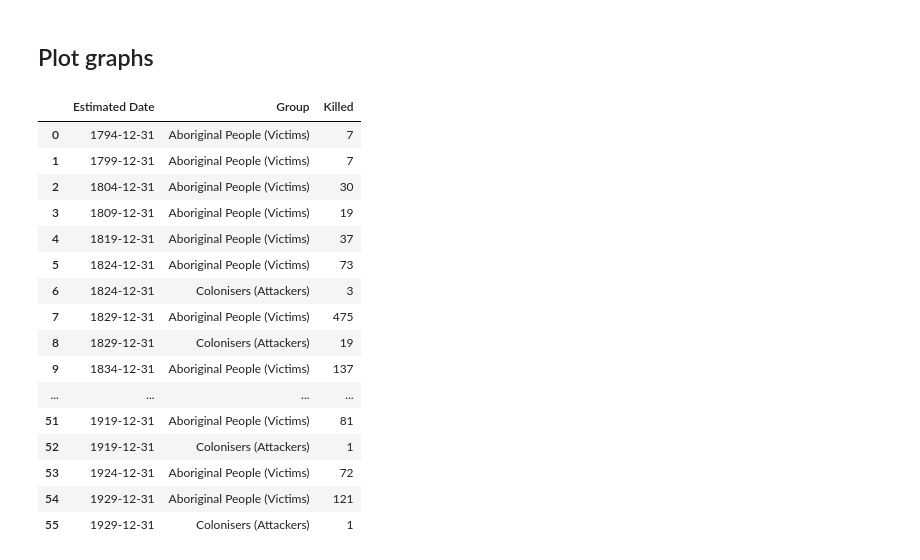
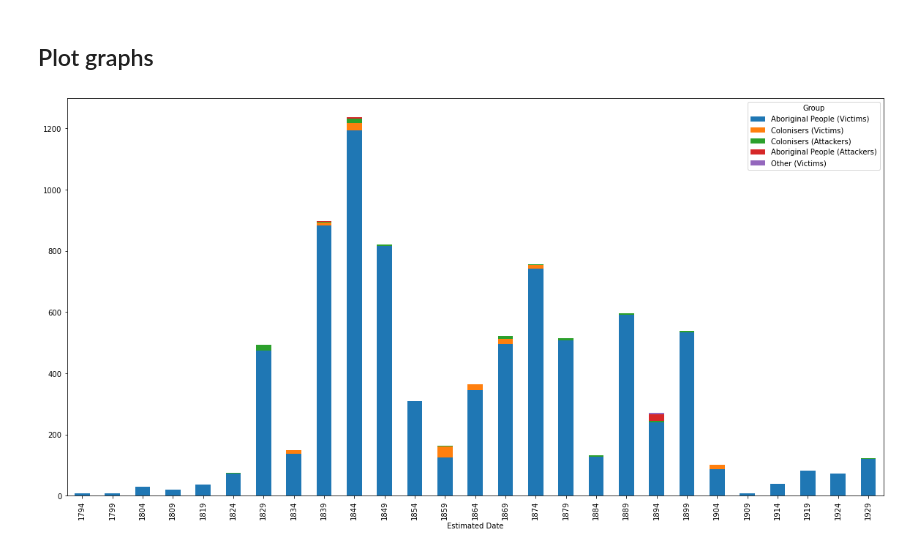
Before and after one commit to drewsonne/aus-colonial-massacres, a Jupyter notebook: analyses.ipynb, the cells around one changed output. Cells and saved outputs as stored; diff of their text form; code cells hidden in the pictures.

```diff
--- a/analyses.ipynb
+++ b/analyses.ipynb
@@ -188,38 +188,29 @@ ordered_group_idx = monthly_df.groupby(['Group']).sum().sort_values(by=['Killed'
 # %%
 monthly_df = (
     melted_df_nonnull.
     groupby(['Estimated Date', 'Group']).
     sum().
     reset_index().
     set_index('Estimated Date').
     groupby([pd.Grouper(freq='5Y'), 'Group']).
     sum().reset_index()
 )
 
 def sort_index(idx_entry: str):
     print(idx_entry)
     return idx_entry
 
 monthly_df['Group'] = monthly_df['Group'].astype("category")
 monthly_df['Group'].cat.as_ordered(inplace=True)
 monthly_df['Group'].cat.set_categories(ordered_group_idx, inplace=True)
 
-monthly_df
+monthly_df['Group'] = monthly_df['Group'].astype("category")
+monthly_df = monthly_df.set_index(['Estimated Date', 'Group']).sort_index()
+
+ax = monthly_df['Killed'].unstack().plot.bar(stacked=True,figsize=(20,10))
+xtl = [item.get_text()[:4] for item in ax.get_xticklabels()]
+_ = ax.set_xticklabels(xtl)
+
+plt.savefig('aus-colonial-massacres.png')
 # %% [output]
-|  | Estimated Date | Group | Killed |
-| 0 | 1794-12-31 | Aboriginal People (Victims) | 7 |
-| 1 | 1799-12-31 | Aboriginal People (Victims) | 7 |
-| 2 | 1804-12-31 | Aboriginal People (Victims) | 30 |
-| 3 | 1809-12-31 | Aboriginal People (Victims) | 19 |
-| 4 | 1819-12-31 | Aboriginal People (Victims) | 37 |
-| 5 | 1824-12-31 | Aboriginal People (Victims) | 73 |
-| 6 | 1824-12-31 | Colonisers (Attackers) | 3 |
-| 7 | 1829-12-31 | Aboriginal People (Victims) | 475 |
-| 8 | 1829-12-31 | Colonisers (Attackers) | 19 |
-| 9 | 1834-12-31 | Aboriginal People (Victims) | 137 |
-| ... | ... | ... | ... |
-| 51 | 1919-12-31 | Aboriginal People (Victims) | 81 |
-| 52 | 1919-12-31 | Colonisers (Attackers) | 1 |
-| 53 | 1924-12-31 | Aboriginal People (Victims) | 72 |
-| 54 | 1929-12-31 | Aboriginal People (Victims) | 121 |
-| 55 | 1929-12-31 | Colonisers (Attackers) | 1 |
+[figure, added]
```
Also changed, not shown: parts of 1 cell of this notebook.
